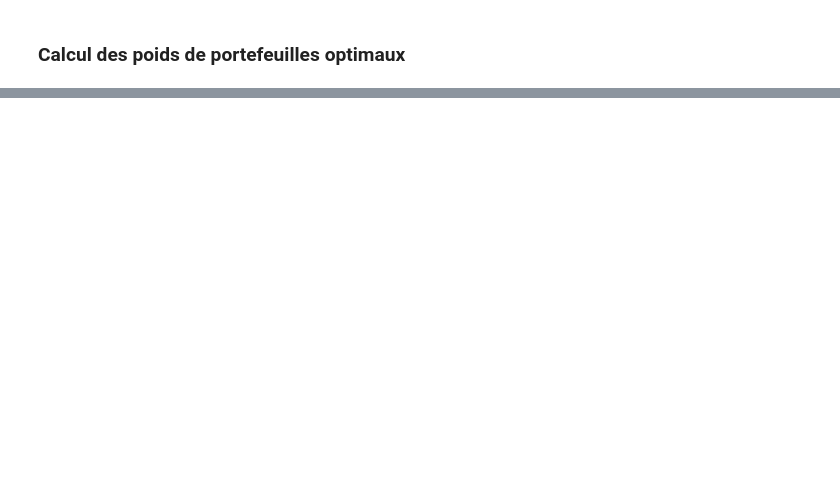
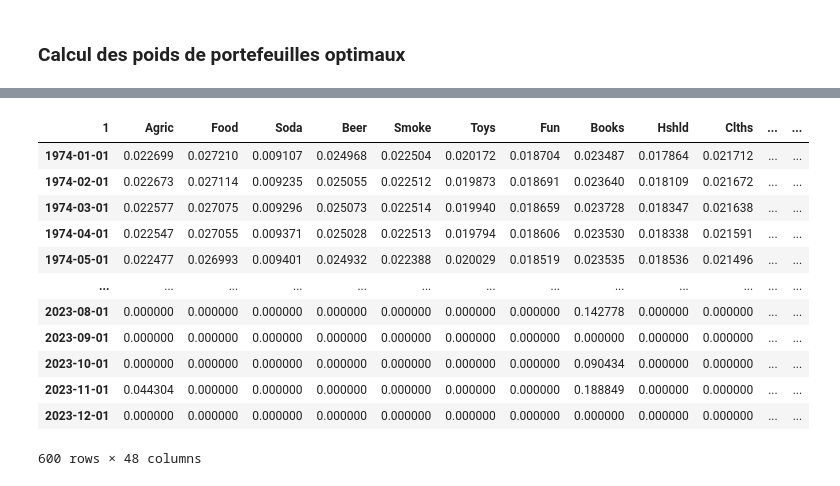
Before and after one commit to ThomasDeConinck/Gestion-de-Portefeuille-Devoir-2, a Jupyter notebook: Partie C/Partie C TP2.ipynb, the cells around one changed output, grey strips where cells are left out. Cells and saved outputs as stored; diff of their text form; code cells hidden in the pictures; blank space fills up the shorter version.

```diff
--- a/Partie C/Partie C TP2.ipynb
+++ b/Partie C/Partie C TP2.ipynb
@@ -692,0 +593,59 @@ Ratio de Sharpe du portefeuille optimisé avec theta : 0.11795088045442405
+# %%
+def calculate_optimized_weights_monthly(mkt_weights, MC_standardized, BM_standardized, MOM_standardized, optimal_thetas):
+    """
+    Calcule les poids optimisés du portefeuille pour chaque mois, en utilisant la fonction calculate_optimized_weights définies selon l'équation (3).
+
+    Parameters:
+    - 'mkt_weights' (pd.DataFrame): Les poids du marché pour chaque actif pour chaque mois.
+    - 'MC_standardized' (pd.DataFrame): La caractéristique de capitalisation boursière standardisée pour chaque actif pour chaque mois.
+    - 'BM_standardized' (pd.DataFrame): La caractéristique de Book-to-Market standardisée pour chaque actif pour chaque mois.
+    - 'MOM_standardized' (pd.DataFrame): La caractéristique de Momentum standardisée pour chaque actif pour chaque mois.
+    - 'optimal_thetas' (dict): Un dictionnaire où chaque clé est une année et la valeur est le vecteur de coefficients theta optimaux pour cette année
+    (12 fois le même vecteur par an).
+
+    Returns:
+    - 'pd.DataFrame': Un DataFrame où chaque ligne correspond à un mois et chaque colonne correspond à un actif,
+    et les valeurs sont les poids optimisés selon les ajustements pour les coefficients pour chaque actif.
+    """
+
+
+    optimized_weights_monthly = {}
+
+    start_month = pd.Timestamp('1974-01-01')
+    filtered_months = mkt_weights[start_month:].index
+
+    for current_month in filtered_months:
+        current_year = pd.Timestamp(year=current_month.year, month=12, day=1)
+        if current_year not in optimal_thetas:
+            continue
+        mkt_weights_for_month = mkt_weights.loc[current_month]
+        MC_standardized_month = MC_standardized.loc[current_month]
+        BM_standardized_month = BM_standardized.loc[current_month]
+        MOM_standardized_month = MOM_standardized.loc[current_month]
+
+        # Appliquer les coefficients theta constants à travers les actifs et dans le temps
+        optimized_weights = portfolio_weight_function(mkt_weights_for_month, MC_standardized_month, BM_standardized_month, MOM_standardized_month, optimal_thetas[current_year])
+
+        optimized_weights_monthly[current_month] = optimized_weights
+
+    # Convertir le dictionnaire en DataFrame pour une meilleure visualisation
+    optimized_weights_monthly_df = pd.DataFrame.from_dict(optimized_weights_monthly, orient='index', columns=mkt_weights.columns)
+
+    return optimized_weights_monthly_df
+# %%
+opt_weights_monthly      = calculate_optimized_weights_monthly(mkt_weights, MC_standardized, BM_standardized, MOM_standardized, optimal_thetas)
+opt_weights_monthly
+# %% [output]
+| 1 | Agric | Food | Soda | Beer | Smoke | Toys | Fun | Books | Hshld | Clths | ... | ... |
+| 1974-01-01 | 0.022699 | 0.027210 | 0.009107 | 0.024968 | 0.022504 | 0.020172 | 0.018704 | 0.023487 | 0.017864 | 0.021712 | ... | ... |
+| 1974-02-01 | 0.022673 | 0.027114 | 0.009235 | 0.025055 | 0.022512 | 0.019873 | 0.018691 | 0.023640 | 0.018109 | 0.021672 | ... | ... |
+| 1974-03-01 | 0.022577 | 0.027075 | 0.009296 | 0.025073 | 0.022514 | 0.019940 | 0.018659 | 0.023728 | 0.018347 | 0.021638 | ... | ... |
+| 1974-04-01 | 0.022547 | 0.027055 | 0.009371 | 0.025028 | 0.022513 | 0.019794 | 0.018606 | 0.023530 | 0.018338 | 0.021591 | ... | ... |
+| 1974-05-01 | 0.022477 | 0.026993 | 0.009401 | 0.024932 | 0.022388 | 0.020029 | 0.018519 | 0.023535 | 0.018536 | 0.021496 | ... | ... |
+| ... | ... | ... | ... | ... | ... | ... | ... | ... | ... | ... | ... | ... |
+| 2023-08-01 | 0.000000 | 0.000000 | 0.000000 | 0.000000 | 0.000000 | 0.000000 | 0.000000 | 0.142778 | 0.000000 | 0.000000 | ... | ... |
+| 2023-09-01 | 0.000000 | 0.000000 | 0.000000 | 0.000000 | 0.000000 | 0.000000 | 0.000000 | 0.000000 | 0.000000 | 0.000000 | ... | ... |
+| 2023-10-01 | 0.000000 | 0.000000 | 0.000000 | 0.000000 | 0.000000 | 0.000000 | 0.000000 | 0.090434 | 0.000000 | 0.000000 | ... | ... |
+| 2023-11-01 | 0.044304 | 0.000000 | 0.000000 | 0.000000 | 0.000000 | 0.000000 | 0.000000 | 0.188849 | 0.000000 | 0.000000 | ... | ... |
+| 2023-12-01 | 0.000000 | 0.000000 | 0.000000 | 0.000000 | 0.000000 | 0.000000 | 0.000000 | 0.000000 | 0.000000 | 0.000000 | ... | ... |
+600 rows × 48 columns
```
Also changed, not shown: parts of 35 cells of this notebook, 2 other files.
